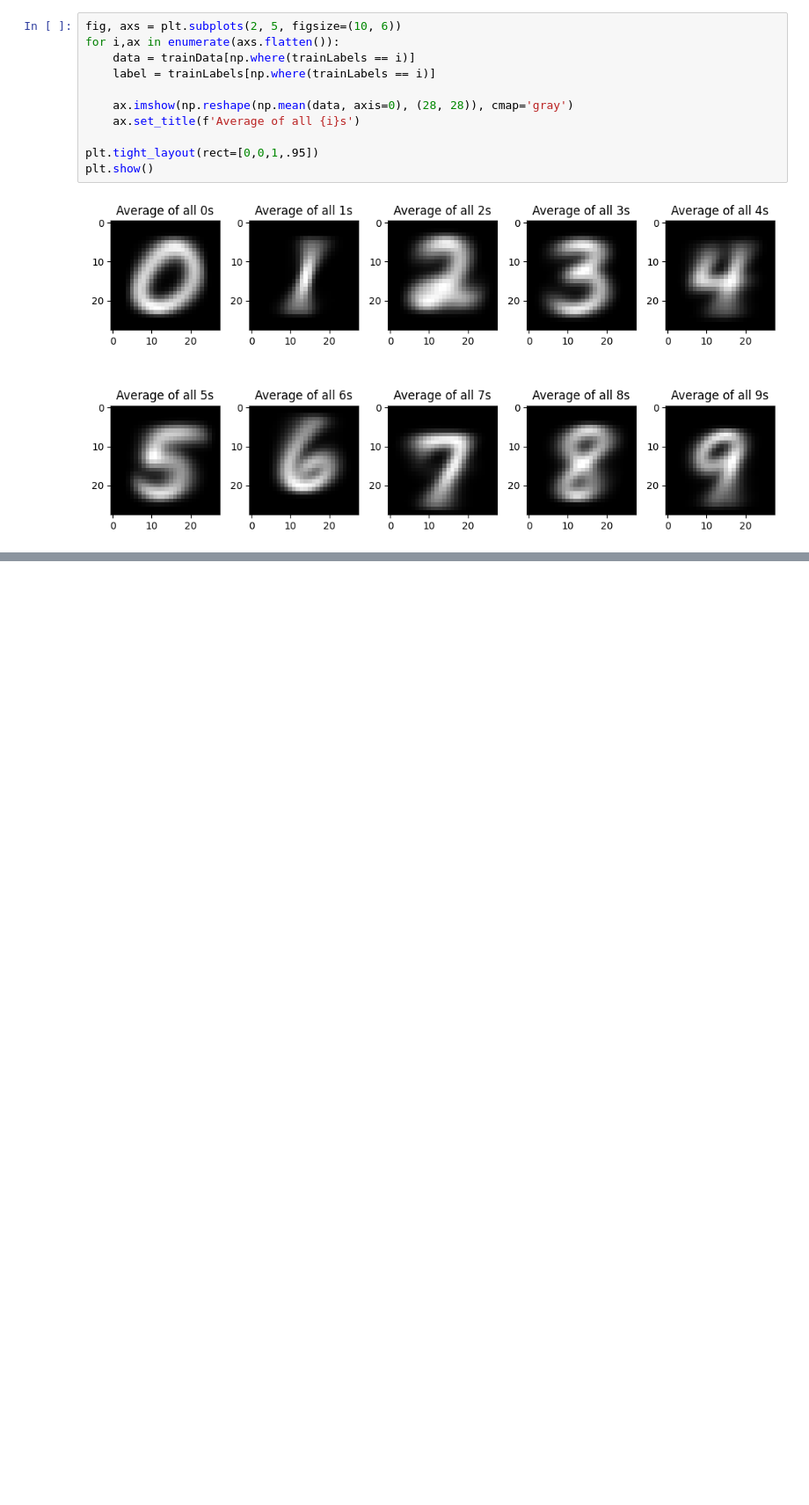
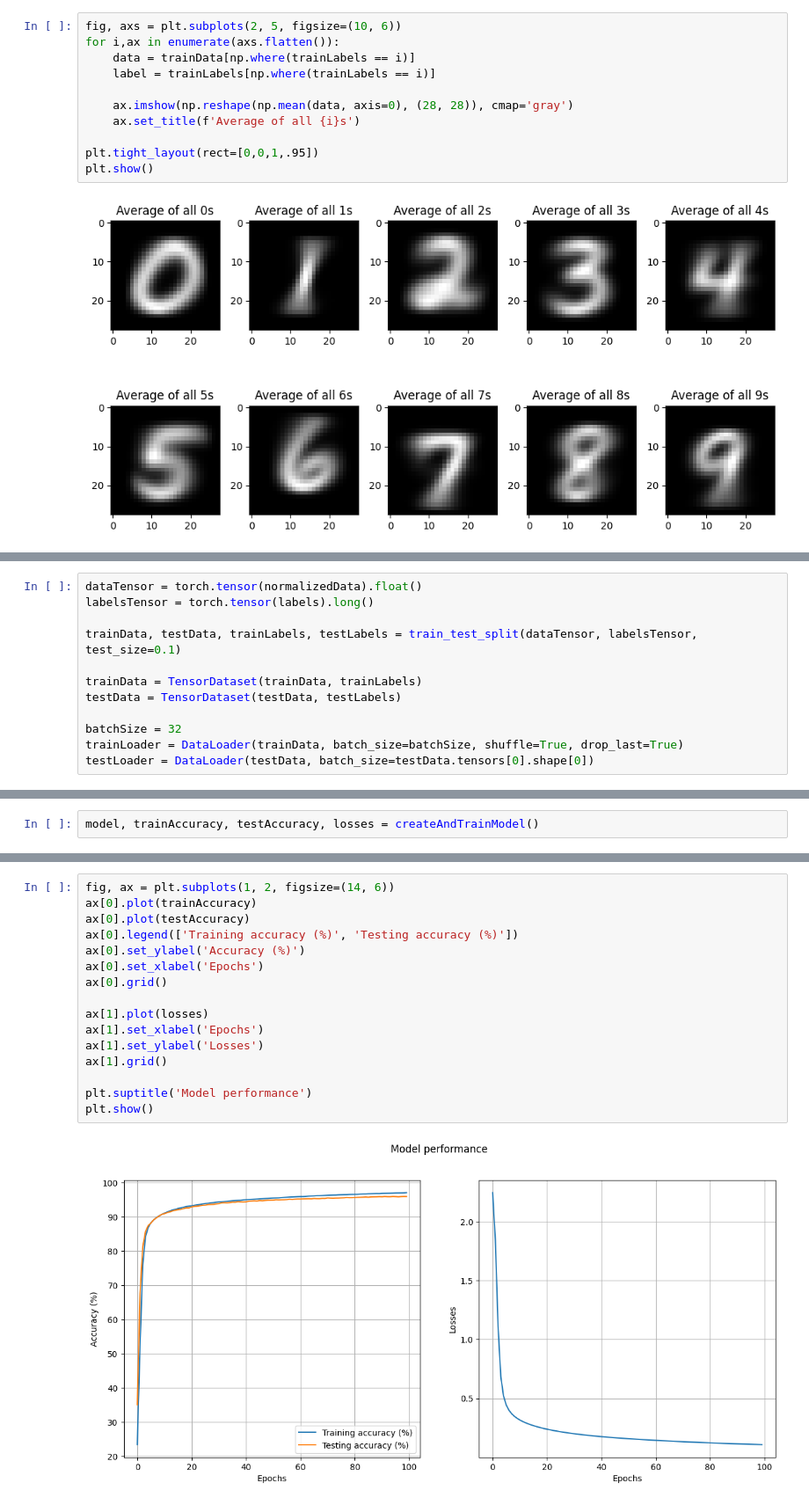
Before and after one commit to szalai-istvan/ai, a Jupyter notebook: deep-understanding-of-deep-learning/07-ffn/07-ffn.ipynb, the cells around one changed output, grey strips where cells are left out. Shown at 88% size. Drawn from its saved outputs; the diff is of its cells as text; blank space fills up the shorter version.

```diff
--- a/deep-understanding-of-deep-learning/07-ffn/07-ffn.ipynb
+++ b/deep-understanding-of-deep-learning/07-ffn/07-ffn.ipynb
@@ -107,0 +146,12 @@ plt.show()
+# %%
+dataTensor = torch.tensor(normalizedData).float()
+labelsTensor = torch.tensor(labels).long()
+
+trainData, testData, trainLabels, testLabels = train_test_split(dataTensor, labelsTensor, test_size=0.1)
+
+trainData = TensorDataset(trainData, trainLabels)
+testData = TensorDataset(testData, testLabels)
+
+batchSize = 32
+trainLoader = DataLoader(trainData, batch_size=batchSize, shuffle=True, drop_last=True)
+testLoader = DataLoader(testData, batch_size=testData.tensors[0].shape[0])
@@ -107,0 +221,2 @@ plt.show()
+# %%
+model, trainAccuracy, testAccuracy, losses = createAndTrainModel()
@@ -107,0 +244,18 @@ plt.show()
+# %%
+fig, ax = plt.subplots(1, 2, figsize=(14, 6))
+ax[0].plot(trainAccuracy)
+ax[0].plot(testAccuracy)
+ax[0].legend(['Training accuracy (%)', 'Testing accuracy (%)'])
+ax[0].set_ylabel('Accuracy (%)')
+ax[0].set_xlabel('Epochs')
+ax[0].grid()
+
+ax[1].plot(losses)
+ax[1].set_xlabel('Epochs')
+ax[1].set_ylabel('Losses')
+ax[1].grid()
+
+plt.suptitle('Model performance')
+plt.show()
+# %% [output]
+[figure, added]
```
Also changed, not shown: parts of 15 cells of this notebook, 1 other file.
